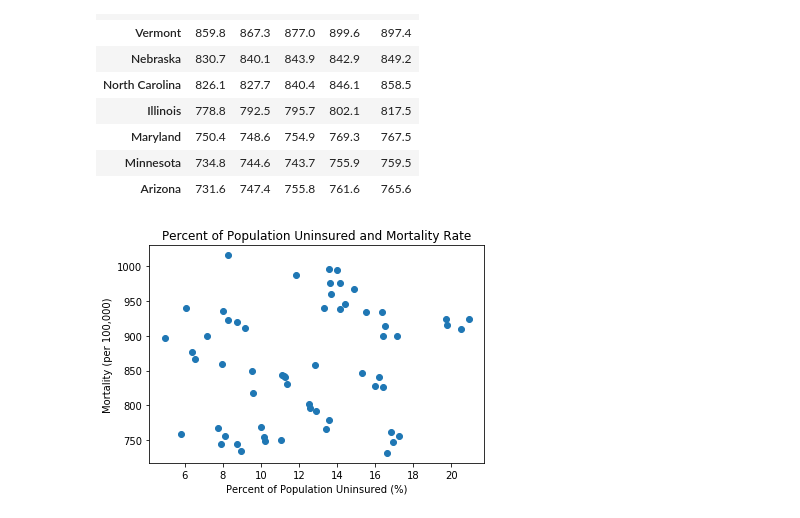
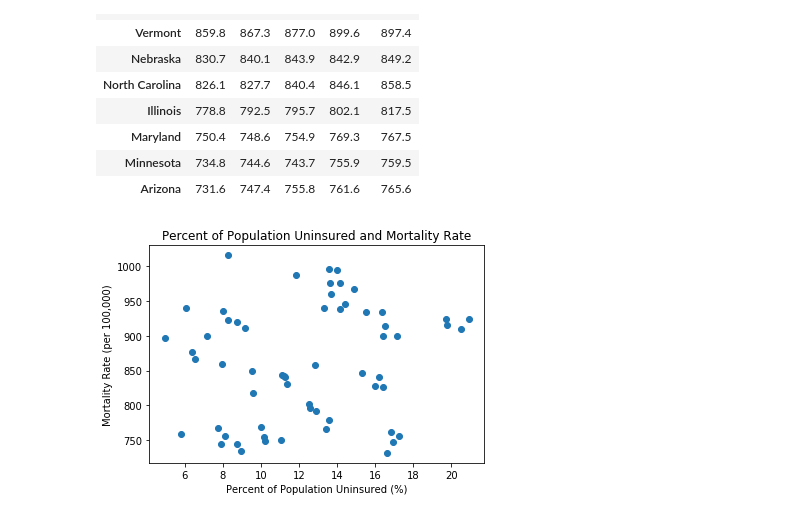
Before and after one commit to TJL30308/DREAM_Project, a Jupyter notebook: ER_Visits_Analysis.ipynb, the cells around one changed output. Saved outputs shown, nothing was run; the diff lists cells and outputs as text; code cells hidden in the pictures.

```diff
--- a/ER_Visits_Analysis.ipynb
+++ b/ER_Visits_Analysis.ipynb
@@ -284,11 +284,11 @@ mortality_rate.sort_values(by = '2010', ascending = False)
 # %%
 y_values = mortality_rate[['2010', '2011', '2012', '2013', '2014']]
 
 plt.title('Percent of Population Uninsured and Mortality Rate')
-plt.ylabel('Mortality (per 100,000)')
+plt.ylabel('Mortality Rate (per 100,000)')
 plt.xlabel('Percent of Population Uninsured (%)')
 plt.scatter(x_values, y_values)
 
 plt.show()
 # %% [output]
-[figure, old version]
+[figure, new version]
```
Also changed, not shown: 1 other file.
